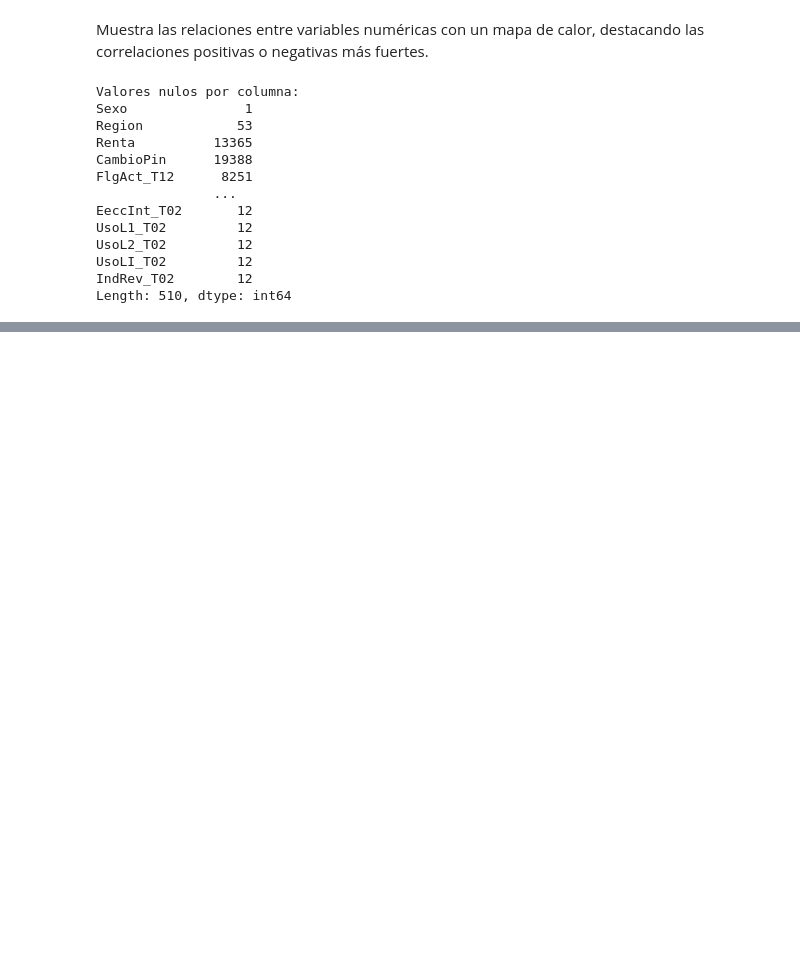
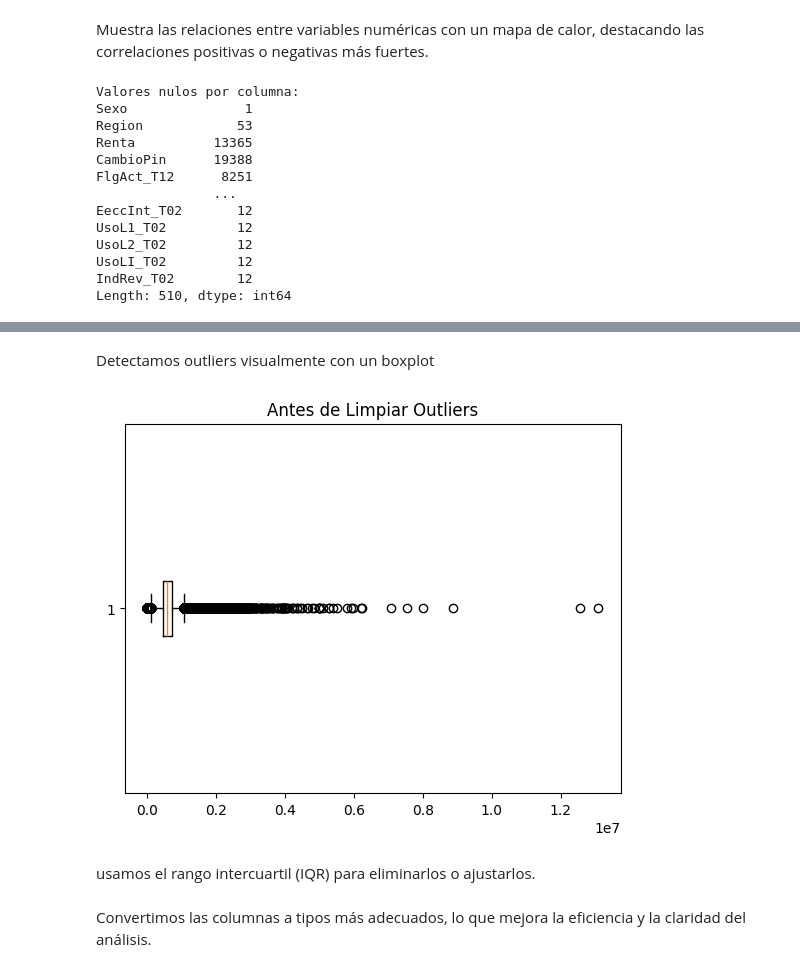
Before and after one commit to TitoD01/monopoly, a Jupyter notebook: monopoly/notebooks/Monopoly.ipynb, the cells around one changed output, grey strips where cells are left out. Drawn from its saved outputs; the diff is of its cells as text; code cells hidden in the pictures; blank space fills up the shorter version.

```diff
--- a/monopoly/notebooks/Monopoly.ipynb
+++ b/monopoly/notebooks/Monopoly.ipynb
@@ -235,0 +252,11 @@ Length: 510, dtype: int64
+# %% [markdown]
+Detectamos outliers visualmente con un boxplot
+# %%
+# Antes de limpiar outliers
+plt.boxplot(df['Renta'].dropna(), vert=False)
+plt.title('Antes de Limpiar Outliers')
+plt.show()
+# %% [output]
+[figure, added]
+# %% [markdown]
+usamos el rango intercuartil (IQR) para eliminarlos o ajustarlos.
@@ -235,0 +272,2 @@ Length: 510, dtype: int64
+# %% [markdown]
+Convertimos las columnas a tipos más adecuados, lo que mejora la eficiencia y la claridad del análisis.
```
Also changed, not shown: parts of 13 cells of this notebook.
